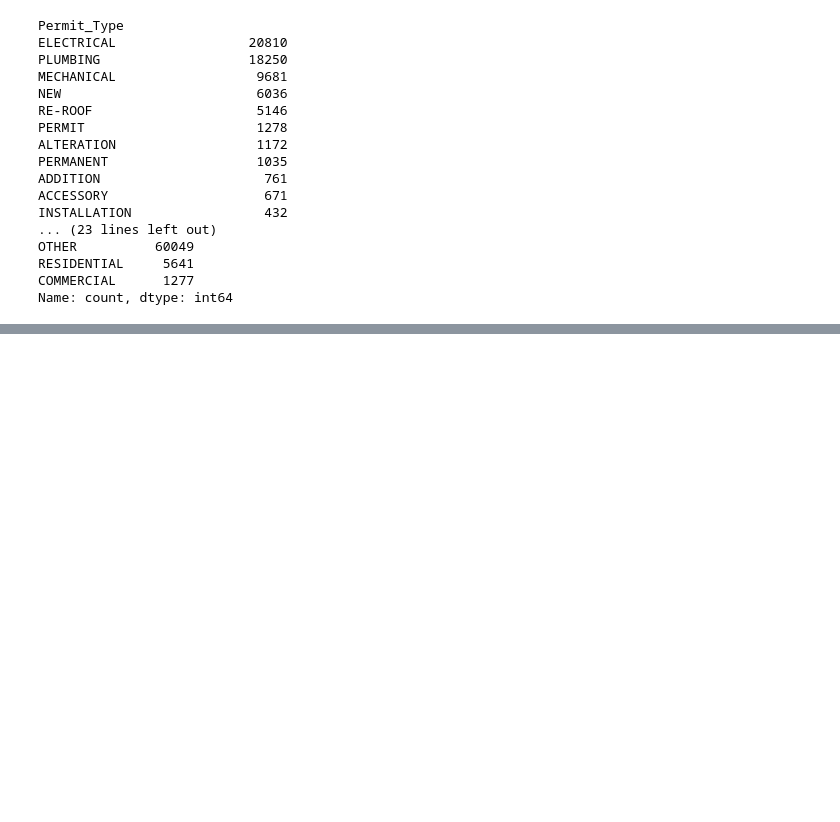
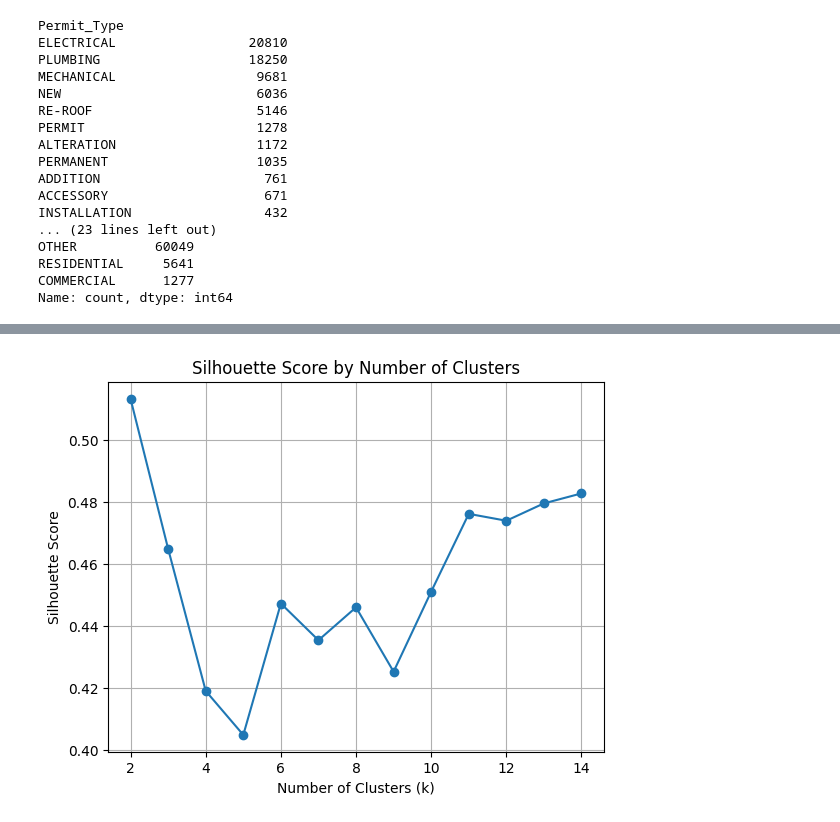
Before and after one commit to kicaha/building-permits-classifier, a Jupyter notebook: notebooks/classifier_building_permits.ipynb, the cells around one changed output, grey strips where cells are left out. Saved outputs shown, nothing was run; the diff lists cells and outputs as text; code cells hidden in the pictures; blank space fills up the shorter version.

```diff
--- a/notebooks/classifier_building_permits.ipynb
+++ b/notebooks/classifier_building_permits.ipynb
@@ -234,0 +492,26 @@ df = df_cleaned_small.copy()
+# %%
+# Double check number of clusters with Silhouette score
+silhouette_scores = []
+K = range(2, 15)
+
+# How long does the silhouette calculations take with 60k+ rows?
+start_time = time.time()
+
+for k in K:
+    km = KMeans(n_clusters=k, random_state=72)
+    labels = km.fit_predict(df_model[['X', 'Y']])
+    score = silhouette_score(df_model[['X', 'Y']], labels)
+    silhouette_scores.append(score)
+
+end_time = time.time()
+
+print(f'The silhouette score calculations took {end_time - start_time:.2f} seconds')
+
+plt.plot(K, silhouette_scores, marker='o')
+plt.title("Silhouette Score by Number of Clusters")
+plt.xlabel("Number of Clusters (k)")
+plt.ylabel("Silhouette Score")
+plt.grid(True)
+plt.savefig(output_dir / "silhouette.jpg", dpi = 300, bbox_inches = "tight")
+plt.show()
+# %% [output]
@@ -234,0 +519 @@ df = df_cleaned_small.copy()
+[figure, added]
```
Also changed, not shown: parts of 49 cells of this notebook, 20 other files.
